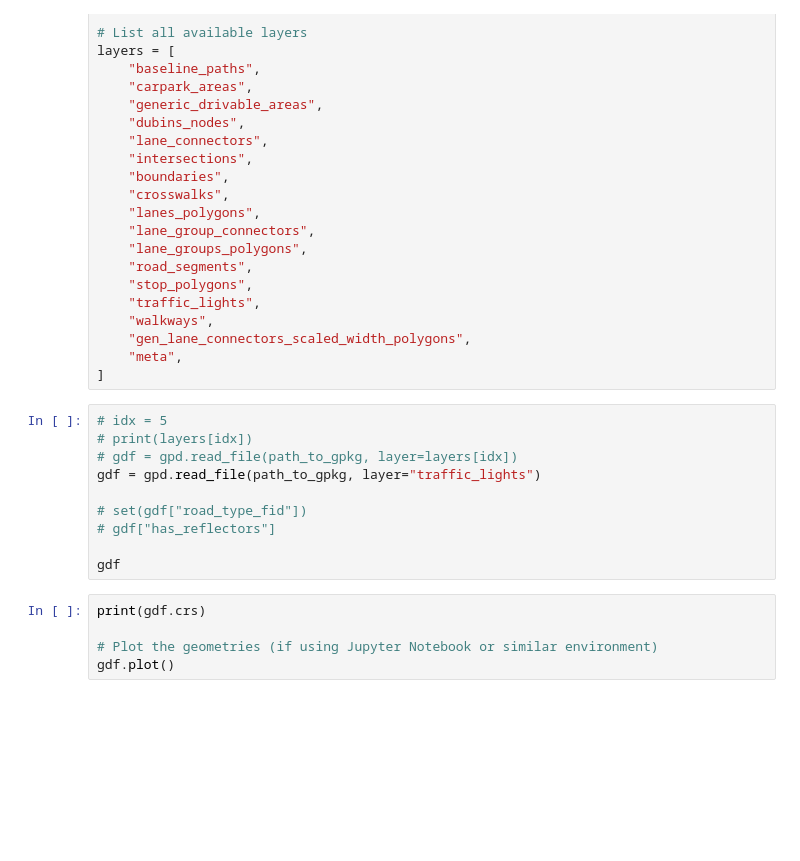
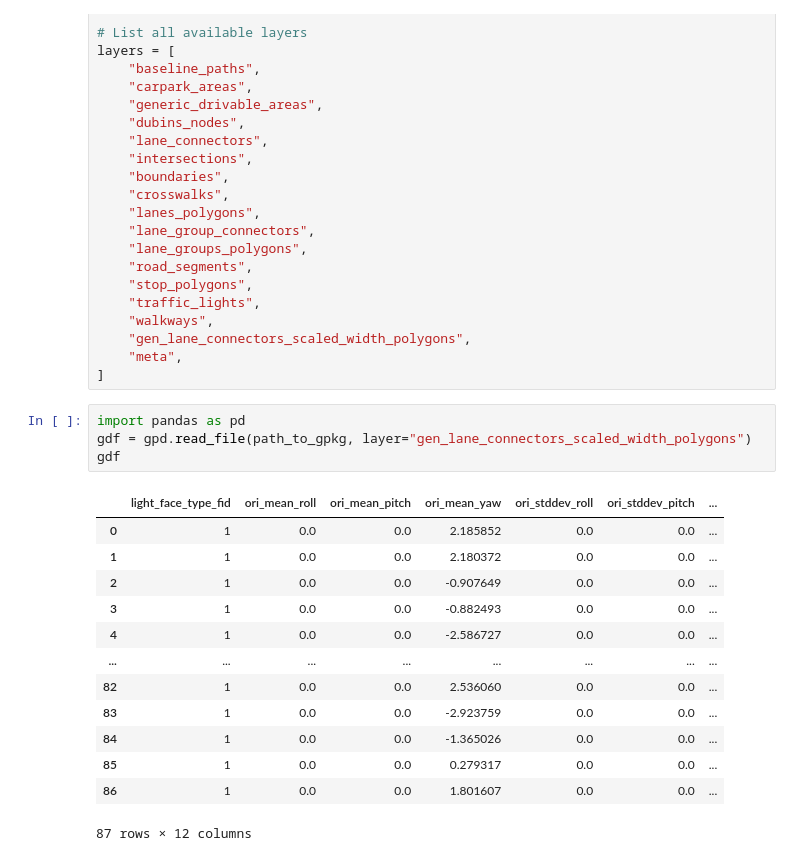
Before and after one commit to autonomousvision/py123d, a Jupyter notebook: notebooks/nuplan_map_dataframe.ipynb, the cells around one changed output. Cells and saved outputs as stored; diff of their text form; blank space fills up the shorter version.

Commit message:
Create initial structure to convert nuplan map to (different) geopandas dataframe

```diff
--- a/notebooks/nuplan_map_dataframe.ipynb
+++ b/notebooks/nuplan_map_dataframe.ipynb
@@ -29,18 +29,21 @@ layers = [
     "gen_lane_connectors_scaled_width_polygons",
     "meta",
 ]
-# %%
-# idx = 5
-# print(layers[idx])
-# gdf = gpd.read_file(path_to_gpkg, layer=layers[idx])
-gdf = gpd.read_file(path_to_gpkg, layer="traffic_lights")
-
-# set(gdf["road_type_fid"])
-# gdf["has_reflectors"]
-
-gdf
-# %%
-print(gdf.crs)
-
-# Plot the geometries (if using Jupyter Notebook or similar environment)
-gdf.plot()
+# %%
+import pandas as pd
+gdf = gpd.read_file(path_to_gpkg, layer="gen_lane_connectors_scaled_width_polygons")
+gdf
+# %% [output]
+|  | light_face_type_fid | ori_mean_roll | ori_mean_pitch | ori_mean_yaw | ori_stddev_roll | ori_stddev_pitch | ... |
+| 0 | 1 | 0.0 | 0.0 | 2.185852 | 0.0 | 0.0 | ... |
+| 1 | 1 | 0.0 | 0.0 | 2.180372 | 0.0 | 0.0 | ... |
+| 2 | 1 | 0.0 | 0.0 | -0.907649 | 0.0 | 0.0 | ... |
+| 3 | 1 | 0.0 | 0.0 | -0.882493 | 0.0 | 0.0 | ... |
+| 4 | 1 | 0.0 | 0.0 | -2.586727 | 0.0 | 0.0 | ... |
+| ... | ... | ... | ... | ... | ... | ... | ... |
+| 82 | 1 | 0.0 | 0.0 | 2.536060 | 0.0 | 0.0 | ... |
+| 83 | 1 | 0.0 | 0.0 | -2.923759 | 0.0 | 0.0 | ... |
+| 84 | 1 | 0.0 | 0.0 | -1.365026 | 0.0 | 0.0 | ... |
+| 85 | 1 | 0.0 | 0.0 | 0.279317 | 0.0 | 0.0 | ... |
+| 86 | 1 | 0.0 | 0.0 | 1.801607 | 0.0 | 0.0 | ... |
+87 rows × 12 columns
```
Also changed, not shown: parts of 6 cells of this notebook, 12 other files.
